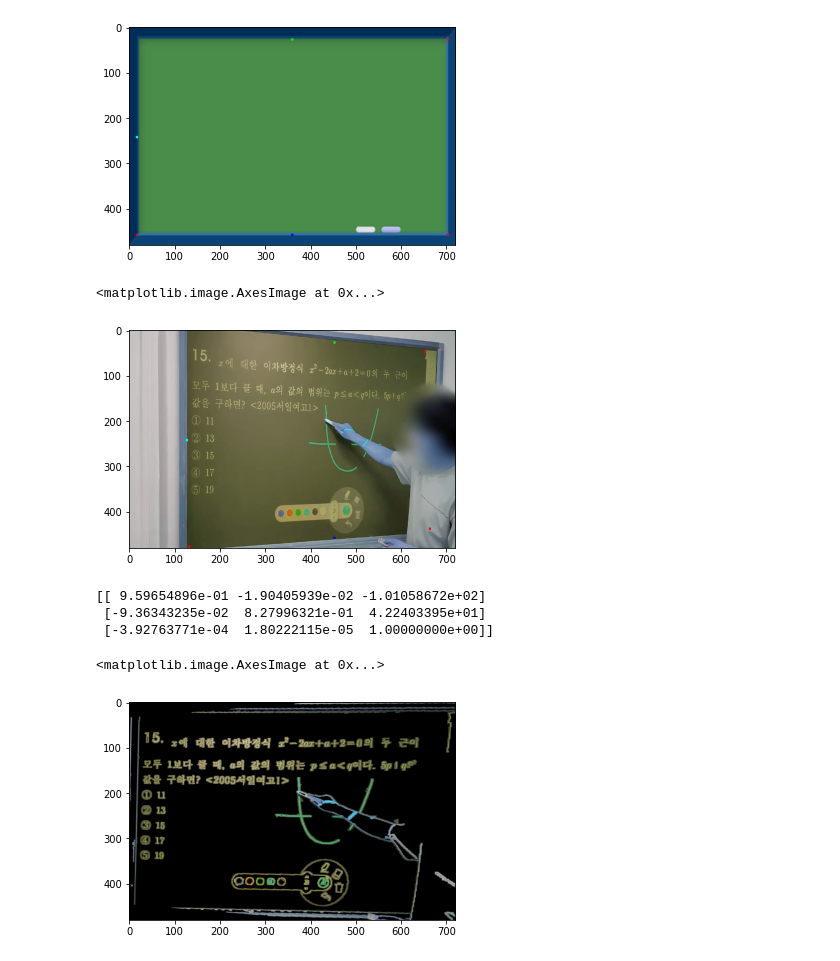
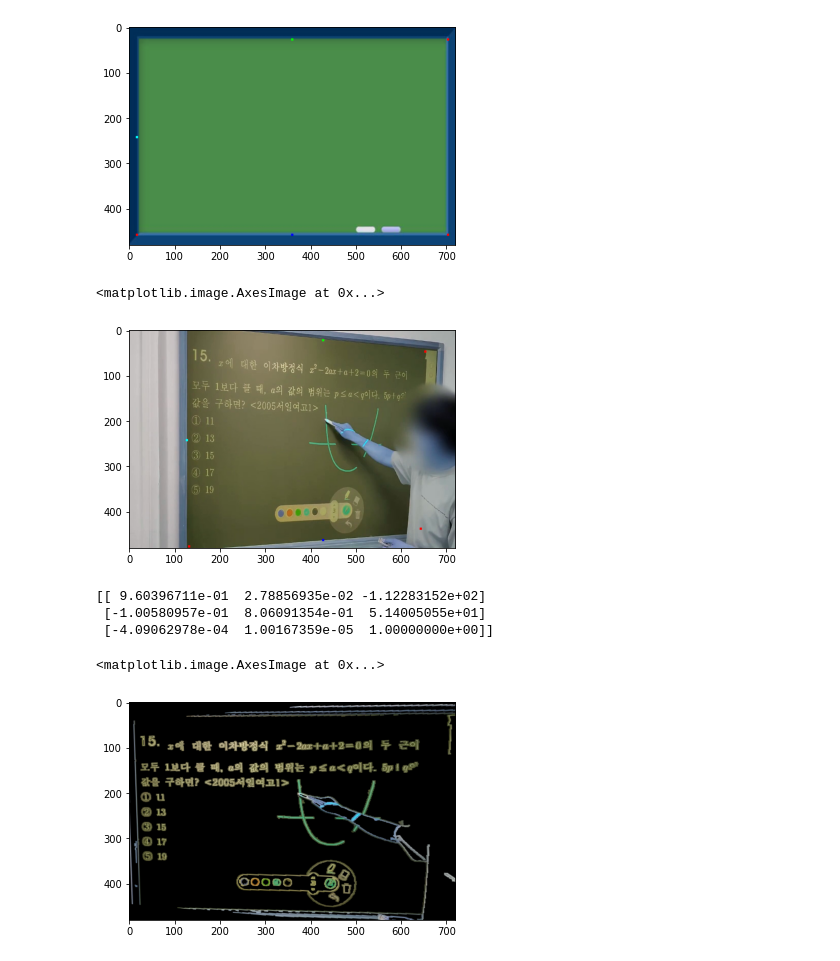
Before and after one commit to LSanghyeok/CV_FinalTerm, a Jupyter notebook: img_registration.ipynb, the cells around one changed output. Drawn from its saved outputs; the diff is of its cells as text; code cells hidden in the pictures.

```diff
--- a/img_registration.ipynb
+++ b/img_registration.ipynb
@@ -134,50 +138,50 @@ for i in range(5):
         #new_img[25+i, 15+j] = [255,0,0]
         new_img[45+i, 650+j] = [255,0,0]
         new_img[474+i, 130+j] = [255,0,0]
-        new_img[435+i, 660+j] = [255,0,0]
+        new_img[435+i, 640+j] = [255,0,0]
 
-        new_img[25+i, 450+j] = [0,255,0]
-        new_img[455+i, 450+j] = [0,0,255]
+        new_img[20+i, 425+j] = [0,255,0]
+        new_img[460+i, 425+j] = [0,0,255]
         new_img[240+i, 125+j] = [0,255,255]
 #         new_img[240+i, 700+j] = [255,0,255]
 
 plt.imshow(new_img)
 # %% [output]
 <matplotlib.image.AxesImage at 0x...>
-[figure, old version]
+[figure, new version]
 # %%
 # Extract location of good matches
 points1 = np.zeros((4, 2), dtype=np.float32)
 points2 = np.zeros((4, 2), dtype=np.float32)
 
-points1= np.array([[25.,700], [25, 357], [455, 357],[240, 15],[455,700],[455,15]])
+points1= np.array([[25.,700], [25, 357], [455, 357],[240, 15],[455,700],[455,15] ])
 points1[:,[0,1]] = points1[:,[1,0]]
-points2 = np.array([[45.,650], [25, 450], [455, 450],[240, 125],[435,660], [490, 130]])
+points2 = np.array([[30.,650], [25, 425], [460, 425],[240, 125],[440,640], [480, 110]])
 points2[:,[0,1]] = points2[:,[1,0]]
 
 # Find homography
 
-H, mask = cv2.findHomography(points2,points1, cv2.LMEDS)
+H, mask = cv2.findHomography(points2, points1, 0)
 
 print(H)
 height, width, channels = im.shape
 
-im_cpy = copy.deepcopy(im)
+
 for i in range(480):
     for j in range(720):
         if dst[i,j]!=255:
-            im_cpy[i,j]=0
+            im[i,j]=0
 
-im1Reg = cv2.warpPerspective(im_cpy, H, (width, height))
+im1Reg = cv2.warpPerspective(im, H, (width, height))
 
 
 plt.imshow(im1Reg)
 # %% [output]
-[[ 9.59654896e-01 -1.90405939e-02 -1.01058672e+02]
- [-9.36343235e-02  8.27996321e-01  4.22403395e+01]
- [-3.92763771e-04  1.80222115e-05  1.00000000e+00]]
+[[ 9.60396711e-01  2.78856935e-02 -1.12283152e+02]
+ [-1.00580957e-01  8.06091354e-01  5.14005055e+01]
+ [-4.09062978e-04  1.00167359e-05  1.00000000e+00]]
 <matplotlib.image.AxesImage at 0x...>
-[figure, old version]
+[figure, new version]
 # %%
 res = copy.deepcopy(im_bg)
 for i in range(25,455):
```
Also changed, not shown: parts of 18 cells of this notebook.
